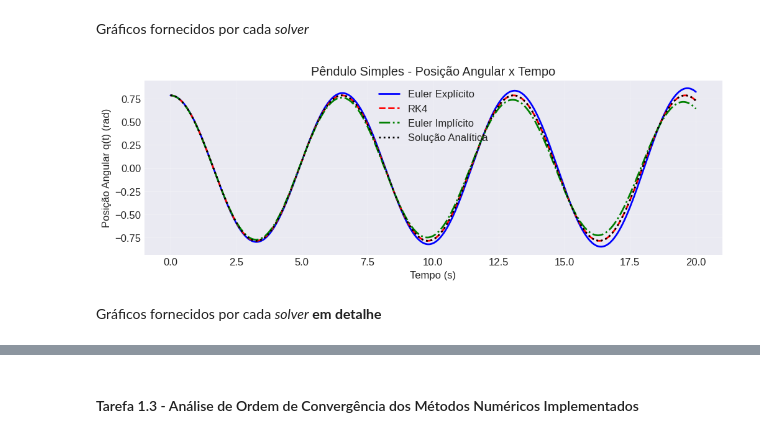
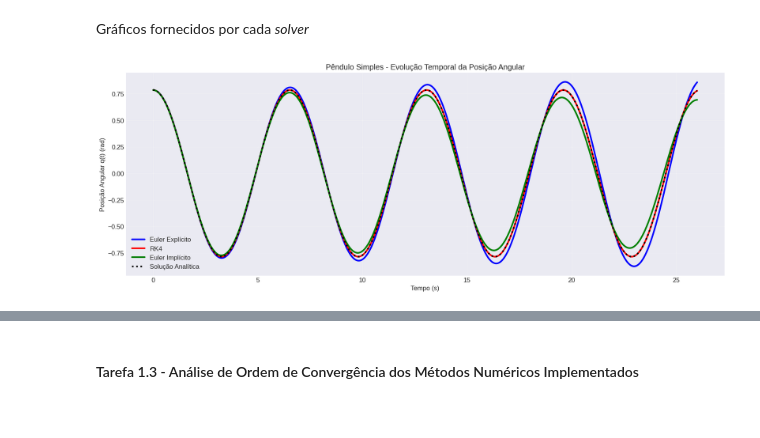
Before and after one commit to cody-setti/Trabalhos_MNED, a Jupyter notebook: T2/codigo/codigo-T2-MNED.ipynb, the cells around one changed output, grey strips where cells are left out. Saved outputs shown, nothing was run; the diff lists cells and outputs as text; code cells hidden in the pictures.

Commit message:
T2 - Pendulo Simples Praticamente Concluido

```diff
--- a/T2/codigo/codigo-T2-MNED.ipynb
+++ b/T2/codigo/codigo-T2-MNED.ipynb
@@ -110,18 +110,18 @@ Implementação do Método Runge-Kutta de 4ª Ordem Clássico
 # %%
 def rk4(f, u0, t_span, h):
     t = np.arange(t_span[0], t_span[1]+h, h)
-    n = len(t)
-    u = np.zeros((n, len(u0)))
-    u[0,:] = u0
+    N = len(t)
+    U = np.zeros((N, len(u0)))
+    U[0,:] = u0
 
-    for i in range(n-1):
-        k1 = f(u[i,:])
-        k2 = f(u[i,:] + 0.5*h*k1)
-        k3 = f(u[i,:] + 0.5*h*k2)
-        k4 = f(u[i,:] + h*k3)
-        u[i+1,:] = u[i,:] + (h/6)*(k1 + 2*k2 + 2*k3 + k4)
+    for n in range(N-1):
+        K1 = f(U[n,:])
+        K2 = f(U[n,:] + 0.5*h*K1)
+        K3 = f(U[n,:] + 0.5*h*K2)
+        K4 = f(U[n,:] + h*K3)
+        U[n+1,:] = U[n,:] + (h/6)*(K1 + 2*K2 + 2*K3 + K4)
 
-    return t, u
+    return t, U
 # %% [markdown]
 Implementação do Método de Euler Implícito
 # %%
@@ -168,7 +167,7 @@ p0 = 0
 # %% [markdown]
 Domínio temporal considerado:
 # %%
-t_span = [0, 20]
+t_span = [0, 26]
 # %% [markdown]
 Discretização da evolução temporal elegida:
 # %%
@@ -178,27 +177,25 @@ Evoluções temporais do pêndulo simples fornecidas pelos *solvers* `euler_expl
 # %%
 u0 = np.array([q0, p0])
 
-t, u_euler    = euler_explicit(pendulum_system, u0, t_span, h)
-t, u_rk4      =            rk4(pendulum_system, u0, t_span, h)
-t, u_implicit = euler_implicit(pendulum_system, u0, t_span, h)
+t, U_euler    = euler_explicit(pendulum_system, u0, t_span, h)
+t, U_rk4      =            rk4(pendulum_system, u0, t_span, h)
+t, U_implicit = euler_implicit(pendulum_system, u0, t_span, h)
 
 # Resgatar solução de referência
 q_ref, p_ref = RefSolution(q0, t)
 # %% [markdown]
 Gráficos fornecidos por cada *solver*
 # %%
-plt.figure(figsize=(12, 8))
+plt.figure(figsize=(20, 15))
 plt.subplot(2, 1, 1)
-plt.plot(t, u_euler[:,0]   , 'b-' , label='Euler Explícito'  , linewidth=2)
-plt.plot(t, u_rk4[:,0]     , 'r--', label='RK4'              , linewidth=2)
-plt.plot(t, u_implicit[:,0], 'g-.', label='Euler Implícito'  , linewidth=2)
-plt.plot(t, q_ref          , 'k:' , label='Solução Analítica', linewidth=2)
+plt.plot(t, U_euler[:,0]   , 'b-', label='Euler Explícito'  , linewidth=3)
+plt.plot(t, U_rk4[:,0]     , 'r-', label='RK4'              , linewidth=3)
+plt.plot(t, U_implicit[:,0], 'g-', label='Euler Implícito'  , linewidth=3)
+plt.plot(t, q_ref          , 'k:', label='Solução Analítica', linewidth=3)
 plt.xlabel('Tempo (s)')
 plt.ylabel('Posição Angular q(t) (rad)')
-plt.title('Pêndulo Simples - Posição Angular x Tempo')
+plt.title('Pêndulo Simples - Evolução Temporal da Posição Angular')
 plt.legend()
 plt.grid(True, alpha=0.3)
 # %% [output]
-[figure, old version]
+[figure, new version]
-# %% [markdown]
-Gráficos fornecidos por cada *solver* **em detalhe**
```
Also changed, not shown: parts of 14 cells of this notebook.
